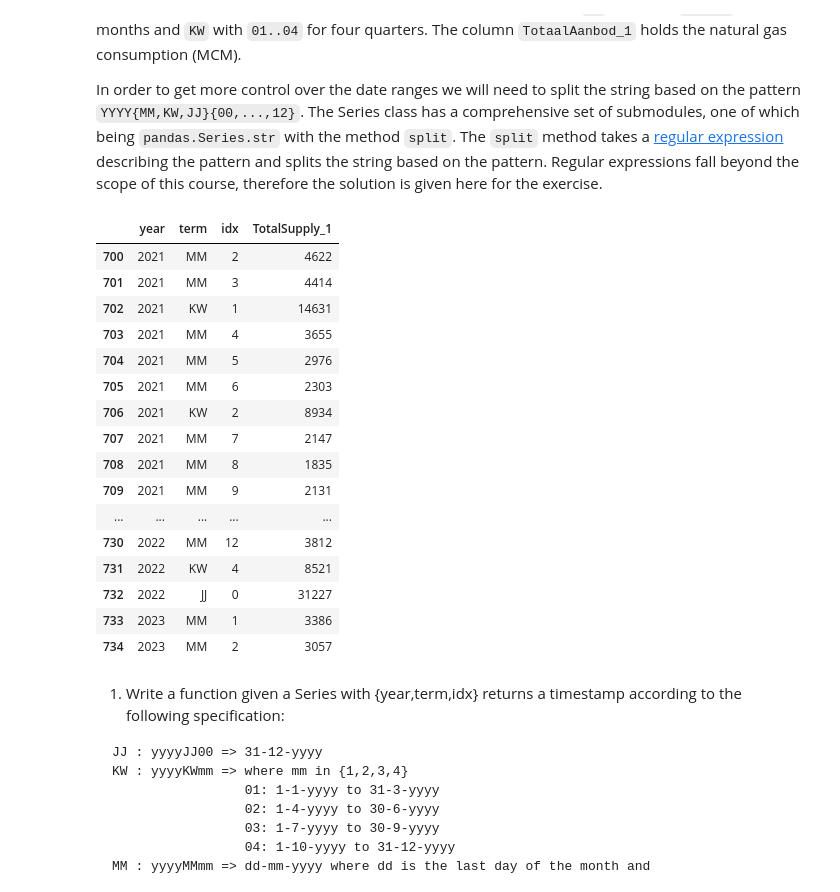
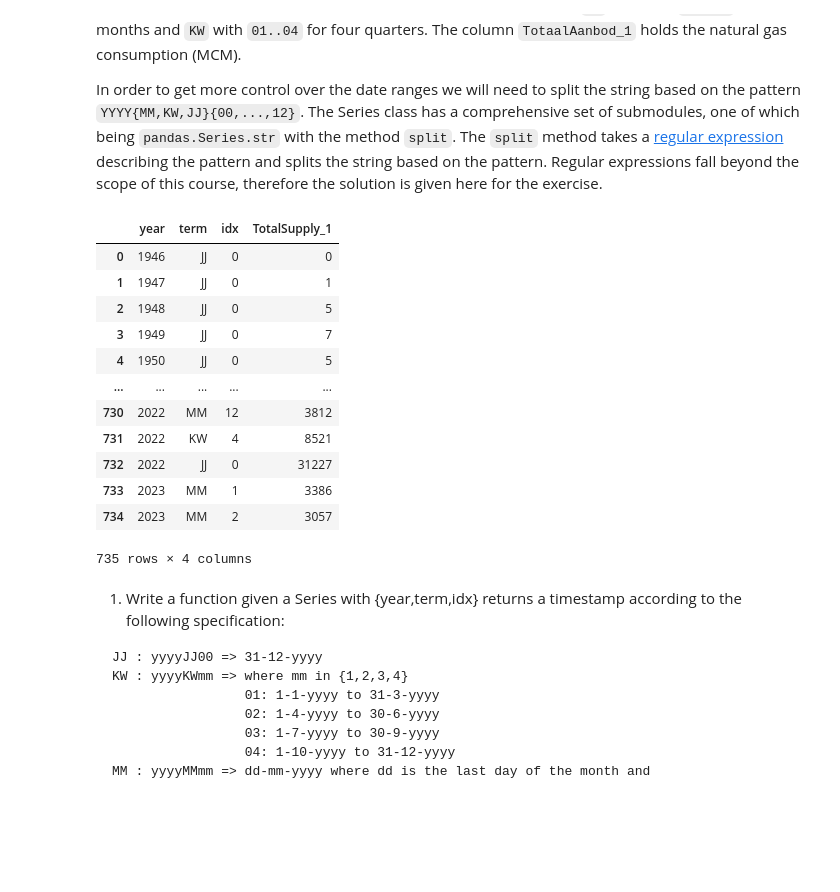
Before and after one commit to LUMC/EfDS, a Jupyter notebook: 07_pd/pd_exercises.ipynb, the cells around one changed output. Saved outputs shown, nothing was run; the diff lists cells and outputs as text; code cells hidden in the pictures; blank space fills up the shorter version.

```diff
--- a/07_pd/pd_exercises.ipynb
+++ b/07_pd/pd_exercises.ipynb
@@ -184,31 +184,28 @@ In order to get more control over the date ranges we will need to split the stri
 # %%
 df = df0.Periods.str.split(r'(JJ|MM|KW)', regex=True, expand=True)  # expand=True forces the result into
                                                                         # a DataFrame
 df = pd.DataFrame({'year': df[0].astype(int),                 # Create DataFrame {year,term,idx}
                         'term': df[1],
                         'idx': df[2].astype(int)})
 
 df = pd.concat([df,cbs[['TotalSupply_1']]],axis=1)
-df.loc[700::]
+df
+# df.loc[700::]
 # df.shape[0]
 # %% [output]
 |  | year | term | idx | TotalSupply_1 |
-| 700 | 2021 | MM | 2 | 4622 |
-| 701 | 2021 | MM | 3 | 4414 |
-| 702 | 2021 | KW | 1 | 14631 |
-| 703 | 2021 | MM | 4 | 3655 |
-| 704 | 2021 | MM | 5 | 2976 |
-| 705 | 2021 | MM | 6 | 2303 |
-| 706 | 2021 | KW | 2 | 8934 |
-| 707 | 2021 | MM | 7 | 2147 |
-| 708 | 2021 | MM | 8 | 1835 |
-| 709 | 2021 | MM | 9 | 2131 |
+| 0 | 1946 | JJ | 0 | 0 |
+| 1 | 1947 | JJ | 0 | 1 |
+| 2 | 1948 | JJ | 0 | 5 |
+| 3 | 1949 | JJ | 0 | 7 |
+| 4 | 1950 | JJ | 0 | 5 |
 | ... | ... | ... | ... | ... |
 | 730 | 2022 | MM | 12 | 3812 |
 | 731 | 2022 | KW | 4 | 8521 |
 | 732 | 2022 | JJ | 0 | 31227 |
 | 733 | 2023 | MM | 1 | 3386 |
 | 734 | 2023 | MM | 2 | 3057 |
+735 rows × 4 columns
 # %% [markdown]
 1) Write a function given a Series with {year,term,idx} returns a timestamp according to the following specification:
 
```
Also changed, not shown: parts of 4 cells of this notebook, 2 other files.
